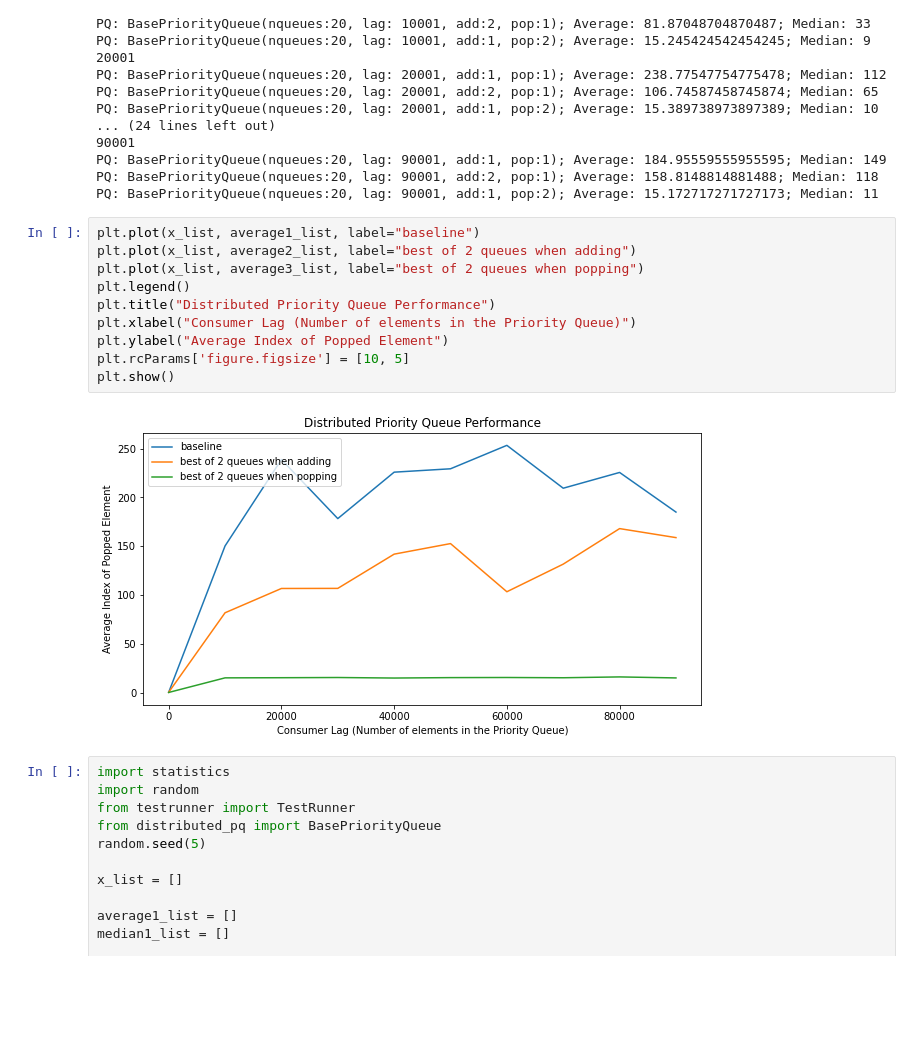
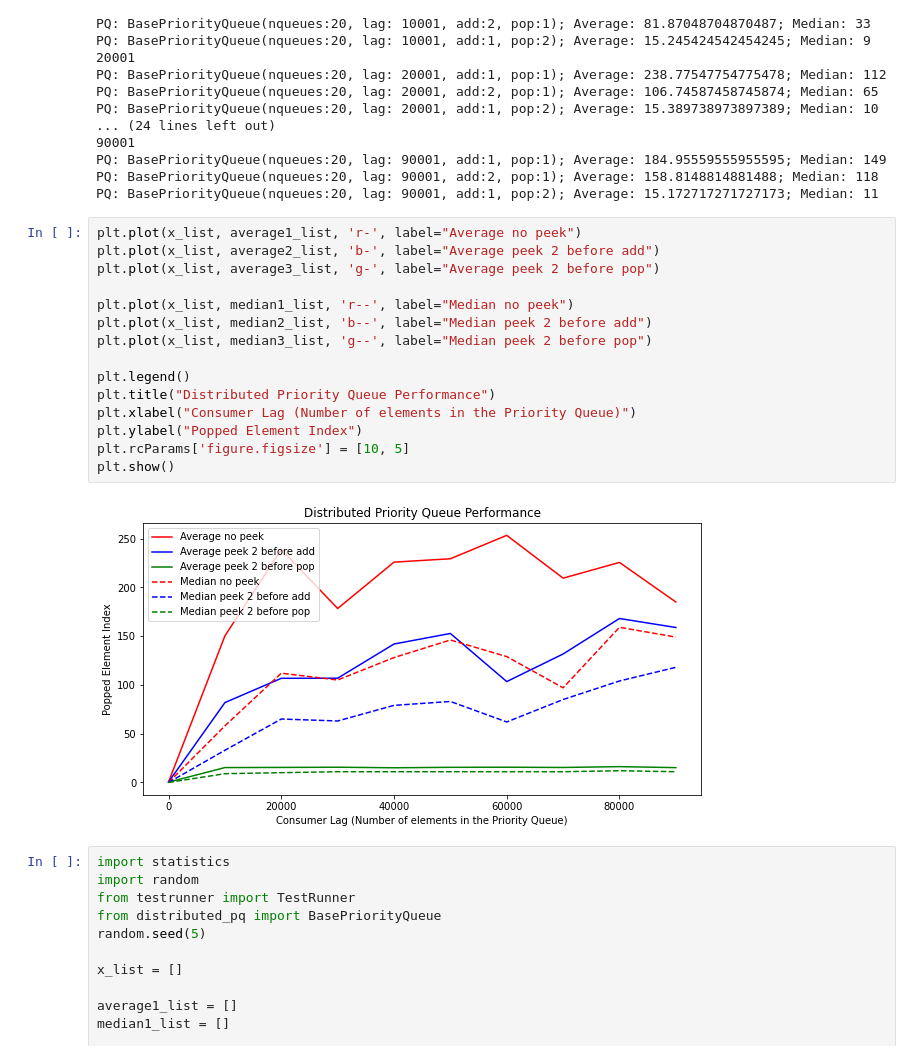
Before and after one commit to bslin/distributed-pq, a Jupyter notebook: simulation/src/simulator.ipynb, the cells around one changed output. Drawn from its saved outputs; the diff is of its cells as text; blank space fills up the shorter version.

```diff
--- a/simulation/src/simulator.ipynb
+++ b/simulation/src/simulator.ipynb
@@ -136,17 +140,22 @@ PQ: BasePriorityQueue(nqueues:20, lag: 90001, add:1, pop:1); Average: 184.955595
 PQ: BasePriorityQueue(nqueues:20, lag: 90001, add:2, pop:1); Average: 158.8148814881488; Median: 118
 PQ: BasePriorityQueue(nqueues:20, lag: 90001, add:1, pop:2); Average: 15.172717271727173; Median: 11
 # %%
-plt.plot(x_list, average1_list, label="baseline")
-plt.plot(x_list, average2_list, label="best of 2 queues when adding")
-plt.plot(x_list, average3_list, label="best of 2 queues when popping")
+plt.plot(x_list, average1_list, 'r-', label="Average no peek")
+plt.plot(x_list, average2_list, 'b-', label="Average peek 2 before add")
+plt.plot(x_list, average3_list, 'g-', label="Average peek 2 before pop")
+
+plt.plot(x_list, median1_list, 'r--', label="Median no peek")
+plt.plot(x_list, median2_list, 'b--', label="Median peek 2 before add")
+plt.plot(x_list, median3_list, 'g--', label="Median peek 2 before pop")
+
 plt.legend()
 plt.title("Distributed Priority Queue Performance")
 plt.xlabel("Consumer Lag (Number of elements in the Priority Queue)")
-plt.ylabel("Average Index of Popped Element")
+plt.ylabel("Popped Element Index")
 plt.rcParams['figure.figsize'] = [10, 5]
 plt.show()
 # %% [output]
-[figure, old version]
+[figure, new version]
 # %%
 import statistics
 import random
```
Also changed, not shown: parts of 2 cells of this notebook, 1 other file.
